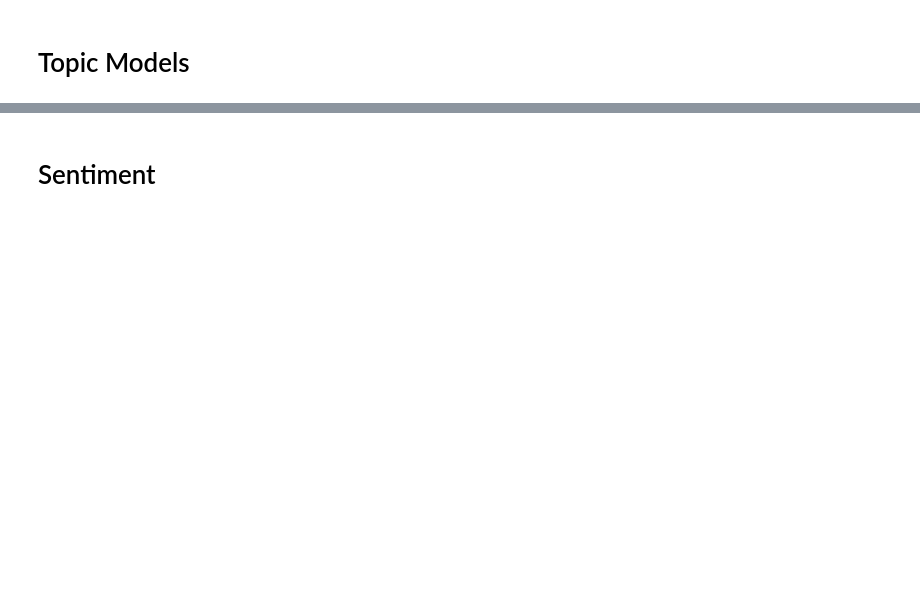
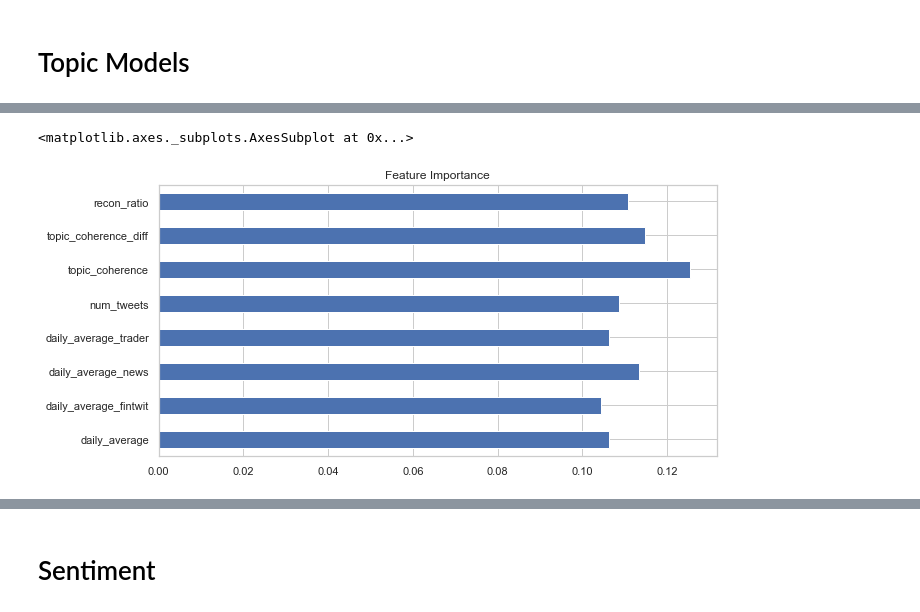
Before and after one commit to aaroncgw/tweet-sentiment, a Jupyter notebook: Market.ipynb, the cells around one changed output, grey strips where cells are left out. Saved outputs shown, nothing was run; the diff lists cells and outputs as text; code cells hidden in the pictures; blank space fills up the shorter version.

```diff
--- a/Market.ipynb
+++ b/Market.ipynb
@@ -1,2 +12,13 @@
 # %% [markdown]
 # Topic Models
+# %%
+es = pd.read_csv('data/spx.csv')
+es.Date = pd.to_datetime(es.Date)
+es.set_index('Date', inplace=True)
+#date_range = es['2011-12-30':'2020-5-31'].index
+
+es['return'] = np.roll(es['Close'].pct_change(),-1)
+#es['5d_ret'] = es.Close.pct_change().rolling(5).sum()
+#es['200d_ret'] = es.Close.pct_change().rolling(200).sum()
+#es = es.loc['2012-01-04':'2020-5-29']
+es
@@ -2,0 +207,17 @@
+# %%
+date = '2018-12-31'
+
+X_train = features[:date]
+X_test = features[date:]
+
+y = 1*(es['return'] >0)
+
+y_train = y[:date]
+y_test = y[date:]
+
+clf = RandomForestClassifier(max_depth=15, random_state=42)
+clf.fit(X_train, y_train)
+clf.score(X_test, y_test)
+
+
+sharpe_ratio(clf.predict(X_test), es['return'][date:])
@@ -2,0 +247,10 @@
+# %%
+CCC = pd.DataFrame(columns=['feature_importances'], index = X_train.columns)
+CCC['feature_importances'] = clf.feature_importances_
+#CCC.plot.barh(figsize=(10,5), legend=False, title="Feature Importance")
+CCC.loc[['daily_average', 'daily_average_fintwit', 'daily_average_news',
+        'daily_average_trader', 'num_tweets',
+       'topic_coherence', 'topic_coherence_diff', 'recon_ratio']].plot.barh(figsize=(10,5), legend=False, title="Feature Importance")
+# %% [output]
+<matplotlib.axes._subplots.AxesSubplot at 0x...>
+[figure, added]
```
Also changed, not shown: parts of 52 cells of this notebook, 6 other files.
